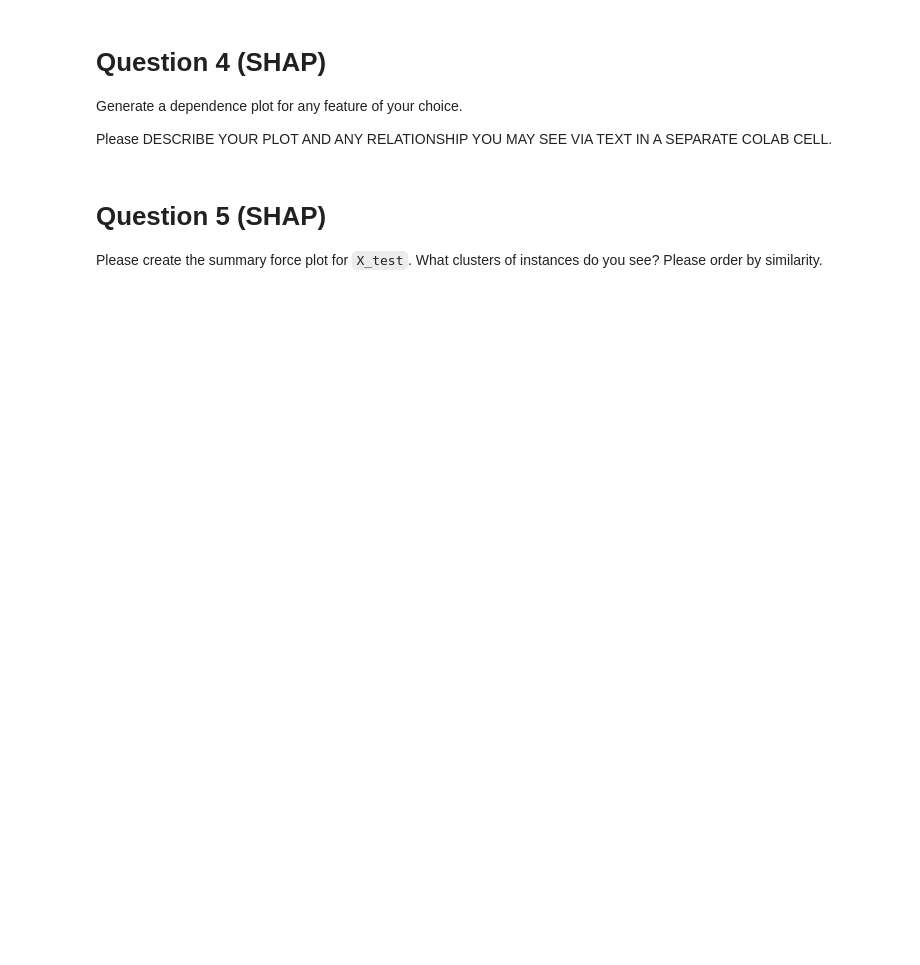
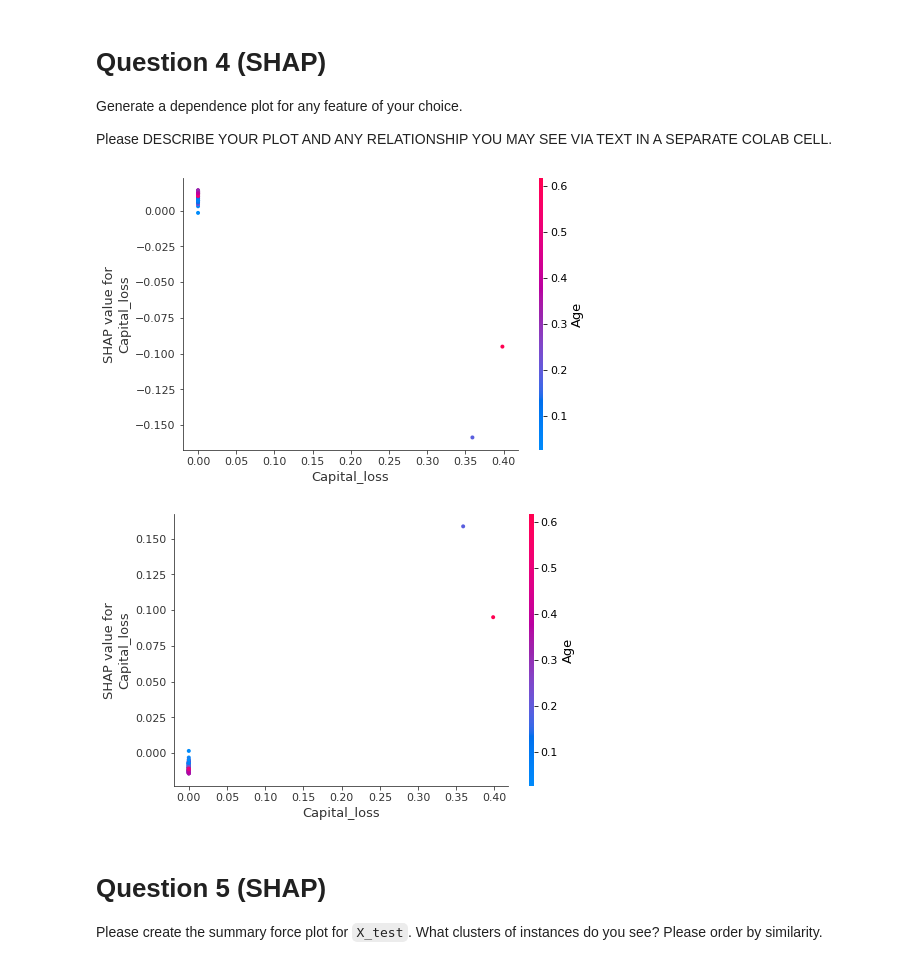
Before and after one commit to VishalShah1999/Visulization_ML, a Jupyter notebook: vs2530_Homework_6.ipynb, the cells around one changed output. Cells and saved outputs as stored; diff of their text form; code cells hidden in the pictures; blank space fills up the shorter version.

```diff
--- a/vs2530_Homework_6.ipynb
+++ b/vs2530_Homework_6.ipynb
@@ -112,6 +140,14 @@ For this question and Q4 and Q5, please use KernelExplainer with default paramet
 Generate a dependence plot for any feature of your choice.
 
 Please DESCRIBE YOUR PLOT AND ANY RELATIONSHIP YOU MAY SEE VIA TEXT IN A SEPARATE COLAB CELL.
+# %%
+shap.dependence_plot("Capital_loss", shap_values[0], X_test[:100])
+print()
+print()
+shap.dependence_plot("Capital_loss", shap_values[1], X_test[:100])
+# %% [output]
+[figure, added]
+[figure, added]
 # %% [markdown]
 # Question 5 (SHAP)
 
```
Also changed, not shown: parts of 7 cells of this notebook.
